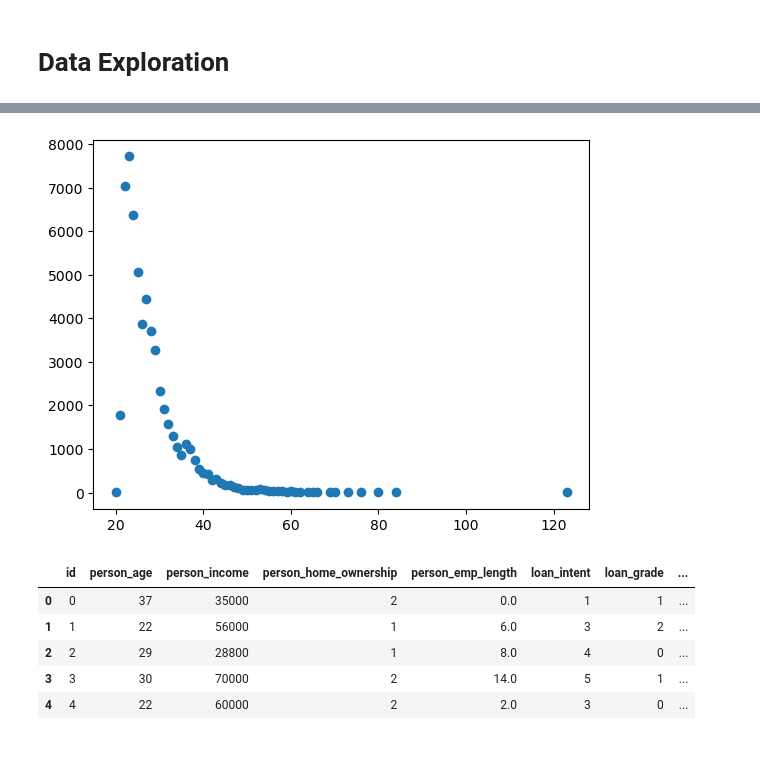
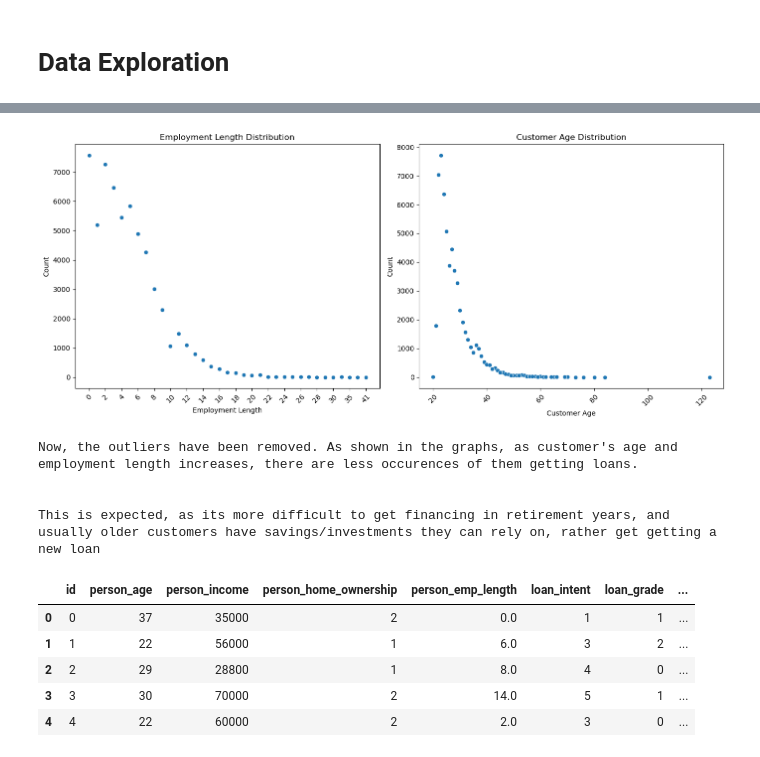
Before and after one commit to VithushanE/LoanApprovalPrediction, a Jupyter notebook: Loan Approval Prediction.ipynb, the cells around one changed output, grey strips where cells are left out. Cells and saved outputs as stored; diff of their text form; code cells hidden in the pictures.

```diff
--- a/Loan Approval Prediction.ipynb
+++ b/Loan Approval Prediction.ipynb
@@ -232,15 +248,60 @@ data2 = data2[data2['person_emp_length'] != 123]
-# %%
-count_df = (data2['person_age'].value_counts()).reset_index()
-count_df.columns = ['person_age','count']
-plt.scatter(count_df['person_age'],count_df['count'] )
-
-# This person's age is an outlier
-data2[data2['person_age'] > 122 ]
-
-# Drop "Outlier" since it misrepresents data
-data2 = data2[data2['person_age'] != 123]
-# %% [output]
-[figure, removed]
+# %%
+import matplotlib.pyplot as plt
+import seaborn as sns
+
+# First: Clean up the data and remove outliers
+data2_clean = data2[data2['person_emp_length'] != 123]
+
+# Create count dataframes
+count_df = data2_clean['person_emp_length'].value_counts().reset_index()
+count_df.columns = ['person_emp_length', 'count']
+
+count_df2 = data2_clean['person_age'].value_counts().reset_index()
+count_df2.columns = ['person_age', 'count']
+
+# Convert employment length to string for cleaner x-tick labels
+count_df['person_emp_length'] = count_df['person_emp_length'].astype(int).astype(str)
+
+# Sort by employment length
+count_df = count_df.sort_values(by='person_emp_length', key=lambda x: x.astype(int))
+
+# Set up 1 row, 2 column subplots
+fig, axes = plt.subplots(1, 2, figsize=(14, 6))
+
+# --- First subplot: Employment Length
+sns.scatterplot(x='person_emp_length', y='count', data=count_df, ax=axes[0])
+axes[0].set_title("Employment Length Distribution")
+axes[0].set_xlabel("Employment Length")
+axes[0].set_ylabel("Count")
+axes[0].tick_params(axis='x', rotation=45)
+
+# Optional: Space out x-ticks if needed
+xticks = axes[0].get_xticks()
+axes[0].set_xticks(xticks[::2])
+
+# --- Second subplot: Customer Age
+sns.scatterplot(x='person_age', y='count', data=count_df2, ax=axes[1])
+axes[1].set_title("Customer Age Distribution")
+axes[1].set_xlabel("Customer Age")
+axes[1].set_ylabel("Count")
+axes[1].tick_params(axis='x', rotation=45)
+
+plt.tight_layout()
+plt.show()
+
+
+# Drop "Outliers" since it misrepresents data
+data2 = data2[data2['person_emp_length'] != 123]
+
+print("Now, the outliers have been removed. As shown in the graphs, as customer's age and employment length increases, there are less occurences of them getting loans.")
+print('\n')
+print("This is expected, as its more difficult to get financing in retirement years, and usually older customers have savings/investments they can rely on, rather get getting a new loan ")
+# %% [output]
+[figure, added]
+Now, the outliers have been removed. As shown in the graphs, as customer's age and employment length increases, there are less occurences of them getting loans.
+
+
+This is expected, as its more difficult to get financing in retirement years, and usually older customers have savings/investments they can rely on, rather get getting a new loan
 # %%
 data2.head()
 # %% [output]
```
Also changed, not shown: parts of 8 cells of this notebook, 1 other file.
